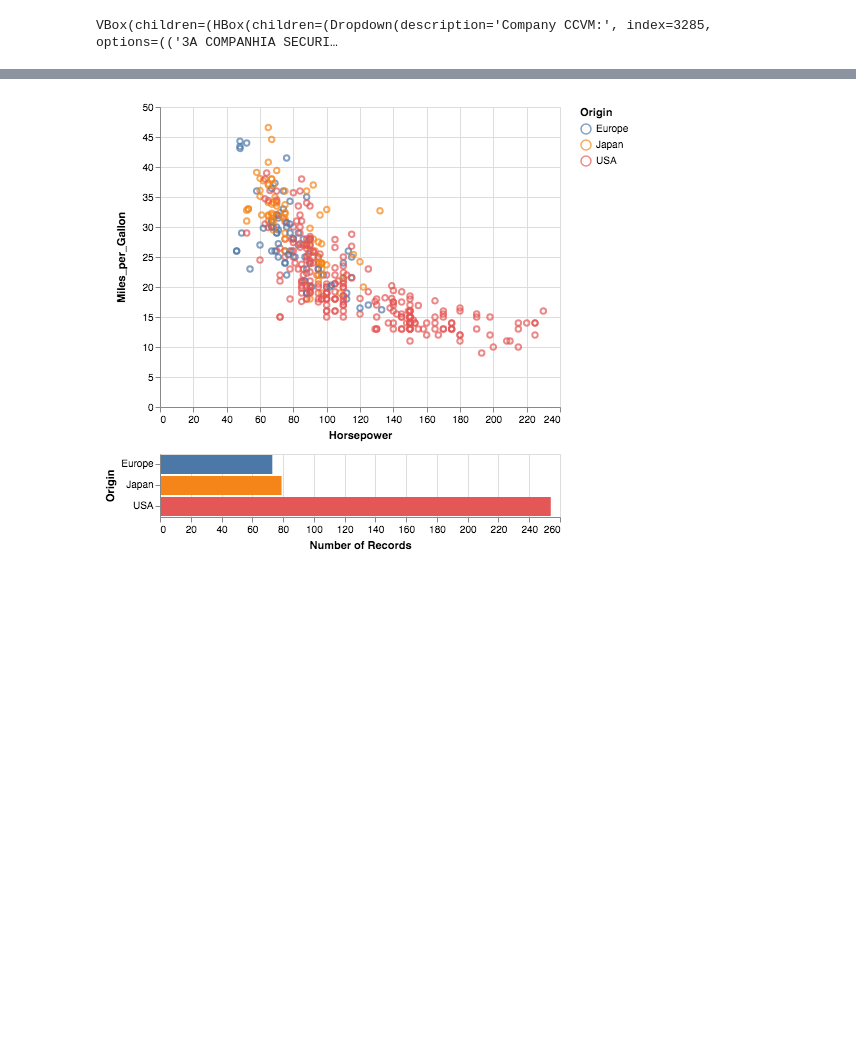
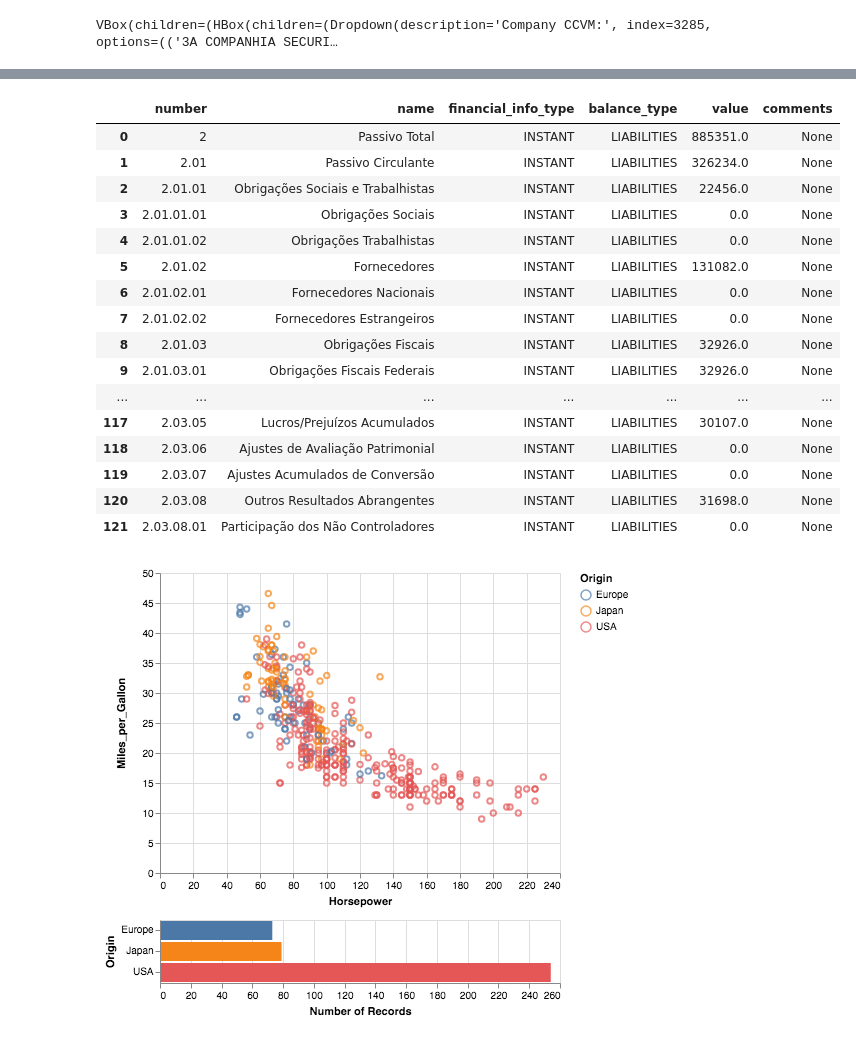
Before and after one commit to preseries/django-davinci-crawling, a Jupyter notebook: davinci_crawling/example/bovespa/notebooks/Finantial Statements.ipynb, the cells around one changed output, grey strips where cells are left out. Cells and saved outputs as stored; diff of their text form; code cells hidden in the pictures; blank space fills up the shorter version.

```diff
--- a/davinci_crawling/example/bovespa/notebooks/Finantial Statements.ipynb
+++ b/davinci_crawling/example/bovespa/notebooks/Finantial Statements.ipynb
@@ -179,3 +191,23 @@ VBox(children=(HBox(children=(Dropdown(description='Company CCVM:', index=3285,
+# %%
+display(accounts)
+# %% [output]
+|  | number | name | financial_info_type | balance_type | value | comments |
+| 0 | 2 | Passivo Total | INSTANT | LIABILITIES | 885351.0 | None |
+| 1 | 2.01 | Passivo Circulante | INSTANT | LIABILITIES | 326234.0 | None |
+| 2 | 2.01.01 | Obrigações Sociais e Trabalhistas | INSTANT | LIABILITIES | 22456.0 | None |
+| 3 | 2.01.01.01 | Obrigações Sociais | INSTANT | LIABILITIES | 0.0 | None |
+| 4 | 2.01.01.02 | Obrigações Trabalhistas | INSTANT | LIABILITIES | 0.0 | None |
+| 5 | 2.01.02 | Fornecedores | INSTANT | LIABILITIES | 131082.0 | None |
+| 6 | 2.01.02.01 | Fornecedores Nacionais | INSTANT | LIABILITIES | 0.0 | None |
+| 7 | 2.01.02.02 | Fornecedores Estrangeiros | INSTANT | LIABILITIES | 0.0 | None |
+| 8 | 2.01.03 | Obrigações Fiscais | INSTANT | LIABILITIES | 32926.0 | None |
+| 9 | 2.01.03.01 | Obrigações Fiscais Federais | INSTANT | LIABILITIES | 32926.0 | None |
+| ... | ... | ... | ... | ... | ... | ... |
+| 117 | 2.03.05 | Lucros/Prejuízos Acumulados | INSTANT | LIABILITIES | 30107.0 | None |
+| 118 | 2.03.06 | Ajustes de Avaliação Patrimonial | INSTANT | LIABILITIES | 0.0 | None |
+| 119 | 2.03.07 | Ajustes Acumulados de Conversão | INSTANT | LIABILITIES | 0.0 | None |
+| 120 | 2.03.08 | Outros Resultados Abrangentes | INSTANT | LIABILITIES | 31698.0 | None |
+| 121 | 2.03.08.01 | Participação dos Não Controladores | INSTANT | LIABILITIES | 0.0 | None |
 # %%
 import altair as alt
 from vega_datasets import data
```
Also changed, not shown: parts of 4 cells of this notebook, 14 other files.
